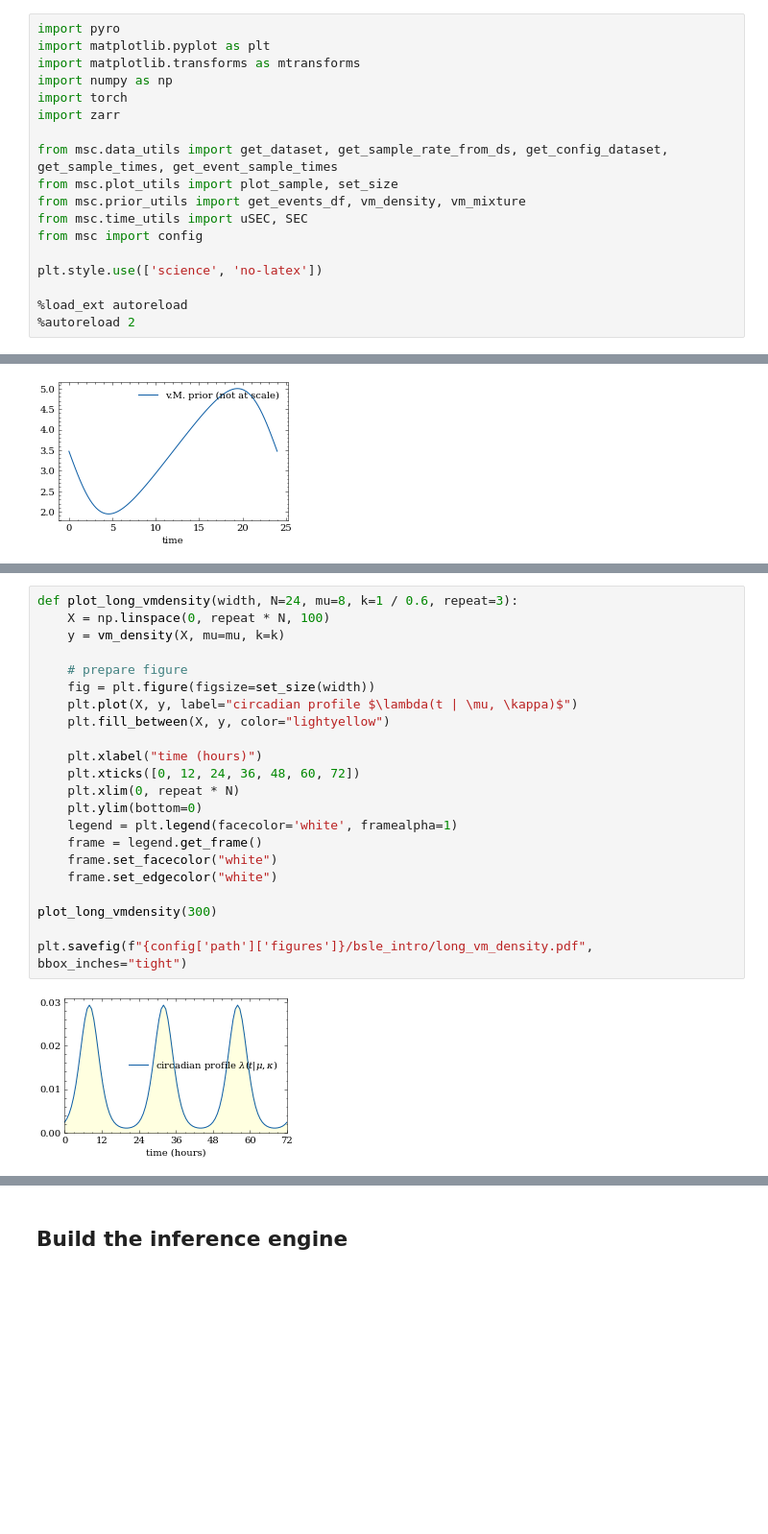
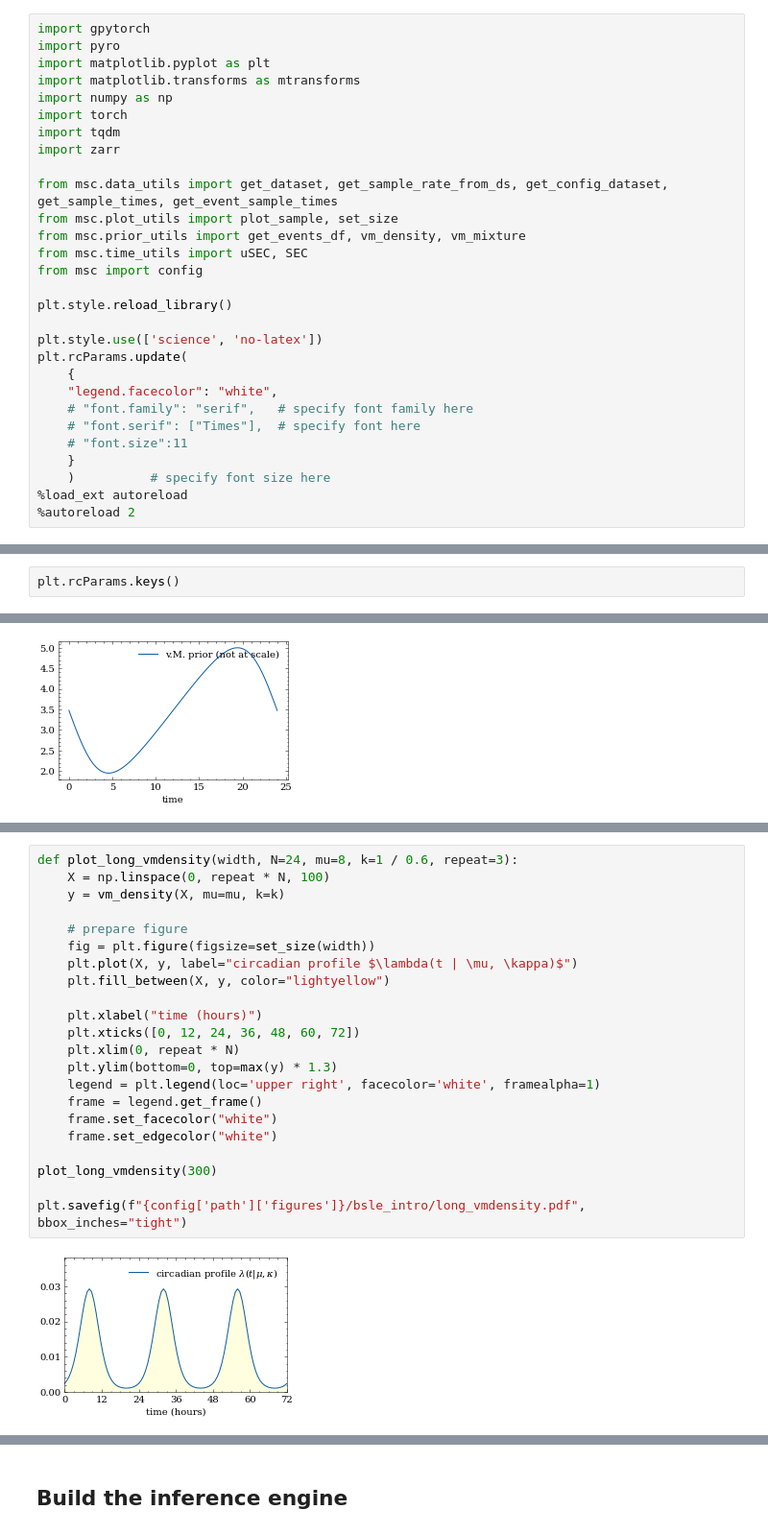
Before and after one commit to noamsgl/msc, a Jupyter notebook: thesis/bsle/bsle_main.ipynb, the cells around one changed output, grey strips where cells are left out. Shown at 96% size. Saved outputs shown, nothing was run; the diff lists cells and outputs as text; blank space fills up the shorter version.

Commit message:
add bsle plots notebooks

```diff
--- a/thesis/bsle/bsle_main.ipynb
+++ b/thesis/bsle/bsle_main.ipynb
@@ -1,11 +1,13 @@
 # %% [markdown]
 # Bayesian Seizure Likelihood Estimation
 # %%
+import gpytorch
 import pyro
 import matplotlib.pyplot as plt
 import matplotlib.transforms as mtransforms
 import numpy as np
 import torch
+import tqdm
 import zarr
 
 from msc.data_utils import get_dataset, get_sample_rate_from_ds, get_config_dataset, get_sample_times, get_event_sample_times
@@ -14,7 +16,16 @@ from msc.prior_utils import get_events_df, vm_density, vm_mixture
 from msc.time_utils import uSEC, SEC
 from msc import config
 
+plt.style.reload_library()
+
 plt.style.use(['science', 'no-latex'])
-
+plt.rcParams.update(
+    {
+    "legend.facecolor": "white",
+    # "font.family": "serif",   # specify font family here
+    # "font.serif": ["Times"],  # specify font here
+    # "font.size":11
+    }
+    )          # specify font size here
 %load_ext autoreload
 %autoreload 2
@@ -23,0 +32,2 @@ The autoreload extension is already loaded. To reload it, use:
+# %%
+plt.rcParams.keys()
@@ -150,24 +178,24 @@ plot_vmdensity(150)
 # %%
 def plot_long_vmdensity(width, N=24, mu=8, k=1 / 0.6, repeat=3):
     X = np.linspace(0, repeat * N, 100)
     y = vm_density(X, mu=mu, k=k)
 
     # prepare figure
     fig = plt.figure(figsize=set_size(width))
     plt.plot(X, y, label="circadian profile $\lambda(t | \mu, \kappa)$")
     plt.fill_between(X, y, color="lightyellow")
 
     plt.xlabel("time (hours)")
     plt.xticks([0, 12, 24, 36, 48, 60, 72])
     plt.xlim(0, repeat * N)
-    plt.ylim(bottom=0)
-    legend = plt.legend(facecolor='white', framealpha=1)
+    plt.ylim(bottom=0, top=max(y) * 1.3)
+    legend = plt.legend(loc='upper right', facecolor='white', framealpha=1)
     frame = legend.get_frame()
     frame.set_facecolor("white")
     frame.set_edgecolor("white")
 
 plot_long_vmdensity(300)
 
-plt.savefig(f"{config['path']['figures']}/bsle_intro/long_vm_density.pdf", bbox_inches="tight")
+plt.savefig(f"{config['path']['figures']}/bsle_intro/long_vmdensity.pdf", bbox_inches="tight")
 # %% [output]
-[figure, old version]
+[figure, new version]
```
Also changed, not shown: parts of 28 cells of this notebook, 2 other files.
